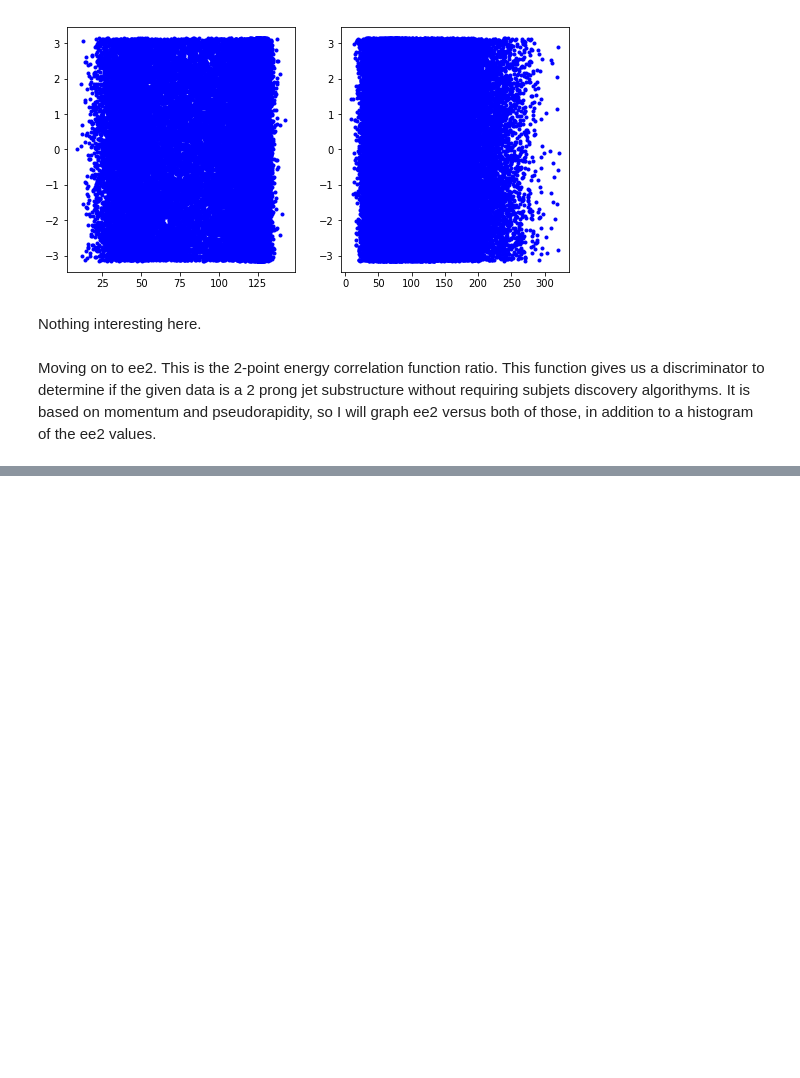
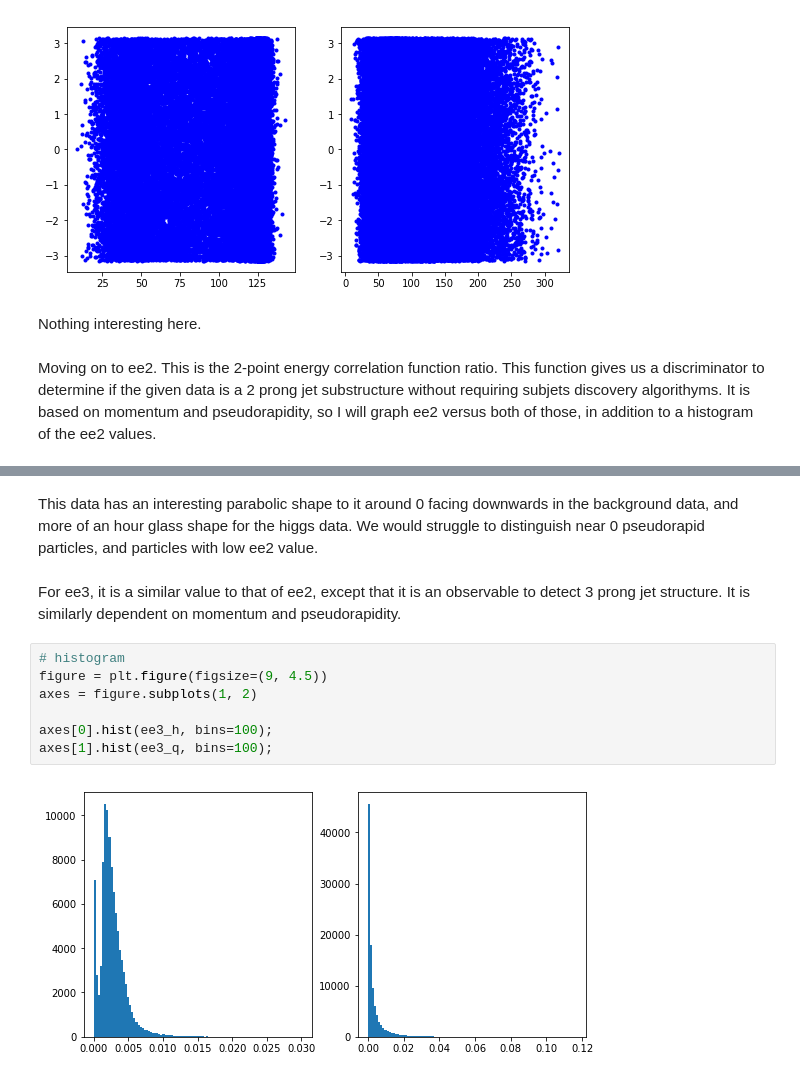
Before and after one commit to AdamK42/physics-434, a Jupyter notebook: lab5/lab5.ipynb, the cells around one changed output, grey strips where cells are left out. Drawn from its saved outputs; the diff is of its cells as text; blank space fills up the shorter version.

```diff
--- a/lab5/lab5.ipynb
+++ b/lab5/lab5.ipynb
@@ -169,0 +190,13 @@ Wow, these look identical to me! I suppose we shall see if ee3 is the same way,
+# %% [markdown]
+This data has an interesting parabolic shape to it around 0 facing downwards in the background data, and more of an hour glass shape for the higgs data. We would struggle to distinguish near 0 pseudorapid particles, and particles with low ee2 value.
+# %% [markdown]
+For ee3, it is a similar value to that of ee2, except that it is an observable to detect 3 prong jet structure. It is similarly dependent on momentum and pseudorapidity.
+# %%
+# histogram
+figure = plt.figure(figsize=(9, 4.5))
+axes = figure.subplots(1, 2)
+
+axes[0].hist(ee3_h, bins=100);
+axes[1].hist(ee3_q, bins=100);
+# %% [output]
+[figure, added]
```
Also changed, not shown: parts of 68 cells of this notebook, 1 other file.
